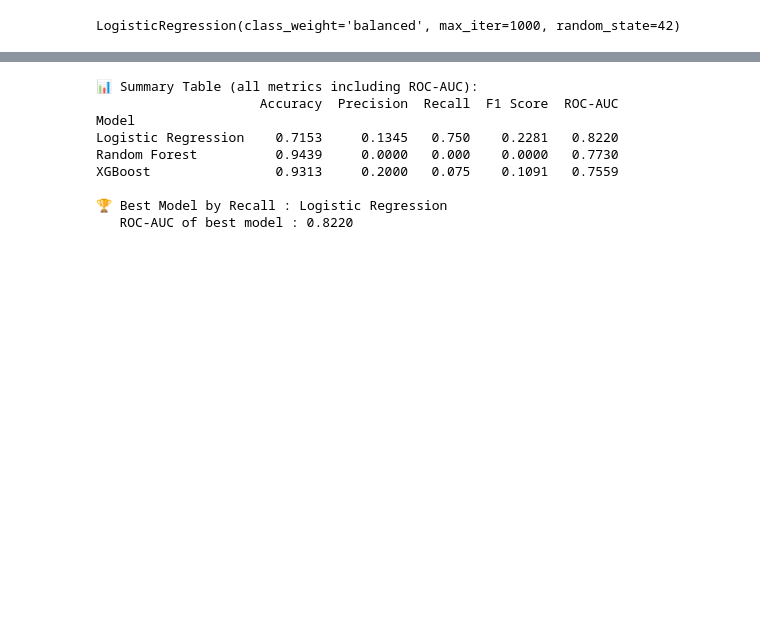
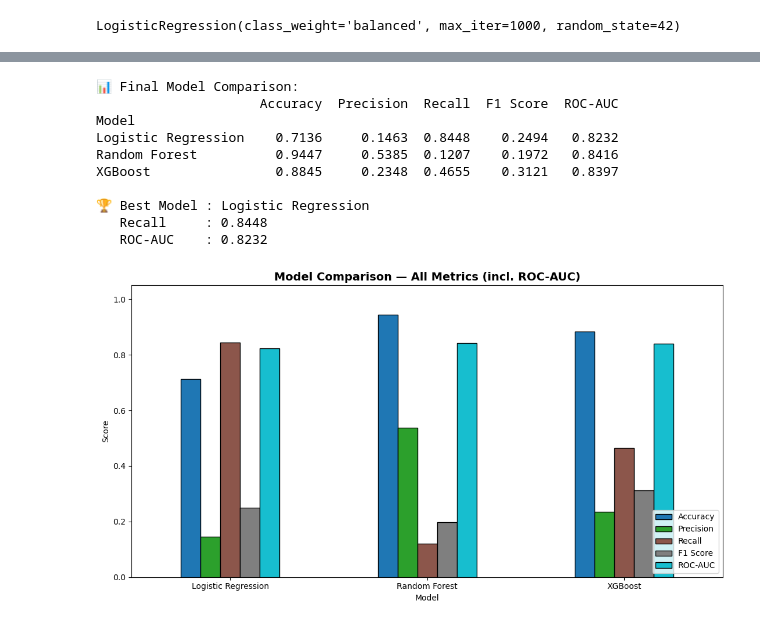
Before and after one commit to ebbiee/stroke-detection, a Jupyter notebook: model.ipynb, the cells around one changed output, grey strips where cells are left out. Saved outputs shown, nothing was run; the diff lists cells and outputs as text; code cells hidden in the pictures; blank space fills up the shorter version.

```diff
--- a/model.ipynb
+++ b/model.ipynb
@@ -301,5 +436,5 @@ ROC-AUC: 0.7559
 # %%
-results = []
-results.append(evaluate_model("Logistic Regression", lr_model,  X_test, y_test))
-results.append(evaluate_model("Random Forest",        rf_model,  X_test, y_test))
-results.append(evaluate_model("XGBoost",              xgb_model, X_test, y_test))
+results_80 = []
+results_80.append(evaluate_model('Logistic Regression', lr_model,  X_test, y_test, lr_threshold))
+results_80.append(evaluate_model('Random Forest', rf_model,  X_test, y_test, rf_threshold))
+results_80.append(evaluate_model('XGBoost', xgb_model, X_test, y_test, xgb_threshold))
@@ -354,42 +504,56 @@ for res in results:
 # %%
-results_clean = [{k: v for k, v in r.items() if not k.startswith('_')}
-                 for r in results]
+results_clean = [{k: v for k, v in r.items()
+                  if not k.startswith('_')}
+                 for r in results_80]          # ← use results_80, not optuna
+
 results_df = pd.DataFrame(results_clean).set_index('Model')
 
-print("\n📊 Summary Table (all metrics including ROC-AUC):")
-print(results_df.round(4).to_string())
+print('\n📊 Final Model Comparison:')
+print(results_df[['Accuracy','Precision','Recall',
+                   'F1 Score','ROC-AUC']].round(4).to_string())
 
+# Select best model by Recall (clinical priority)
 best_model_name = results_df['Recall'].idxmax()
 best_auc        = results_df.loc[best_model_name, 'ROC-AUC']
-print(f"\n🏆 Best Model by Recall : {best_model_name}")
-print(f"   ROC-AUC of best model : {best_auc:.4f}")
+best_recall     = results_df.loc[best_model_name, 'Recall']
+
+print(f'\n🏆 Best Model : {best_model_name}')
+print(f'   Recall     : {best_recall:.4f}')
+print(f'   ROC-AUC    : {best_auc:.4f}')
+
+model_map = {
+    'Logistic Regression': lr_model,
+    'Random Forest'      : rf_model,
+    'XGBoost'            : xgb_model,
+}
+best_model = model_map[best_model_name]
 # %% [output]
-📊 Summary Table (all metrics including ROC-AUC):
+📊 Final Model Comparison:
                      Accuracy  Precision  Recall  F1 Score  ROC-AUC
 Model
-Logistic Regression    0.7153     0.1345   0.750    0.2281   0.8220
-Random Forest          0.9439     0.0000   0.000    0.0000   0.7730
-XGBoost                0.9313     0.2000   0.075    0.1091   0.7559
+Logistic Regression    0.7136     0.1463  0.8448    0.2494   0.8232
+Random Forest          0.9447     0.5385  0.1207    0.1972   0.8416
+XGBoost                0.8845     0.2348  0.4655    0.3121   0.8397
 
-🏆 Best Model by Recall : Logistic Regression
-   ROC-AUC of best model : 0.8220
+🏆 Best Model : Logistic Regression
+   Recall     : 0.8448
+   ROC-AUC    : 0.8232
 # %%
+# ── MODEL COMPARISON BAR CHART ──
 metrics_to_plot = ['Accuracy', 'Precision', 'Recall', 'F1 Score', 'ROC-AUC']
 results_df[metrics_to_plot].plot(kind='bar', figsize=(11, 6),
                                  colormap='tab10', edgecolor='black')
-plt.title('Model Comparison — All Metrics (incl. ROC-AUC)', fontsize=14, fontweight='bold')
+plt.title('Model Comparison — All Metrics (incl. ROC-AUC)',
+          fontsize=14, fontweight='bold')
 plt.ylabel('Score')
 plt.xticks(rotation=0)
 plt.ylim(0, 1.05)
 plt.legend(loc='lower right')
 plt.tight_layout()
 plt.savefig('outputs/model_comparison.png', dpi=150)
-plt.close()
-
-model_map  = {"Logistic Regression": lr_model,
-              "Random Forest":        rf_model,
-              "XGBoost":              xgb_model}
-best_model = model_map[best_model_name]
+plt.show()
+# %% [output]
+[figure, added]
 # %%
 sample_size = min(200, len(X_test))
 X_sample    = X_test.iloc[:sample_size].reset_index(drop=True)
```
Also changed, not shown: parts of 41 cells of this notebook, 47 other files.
